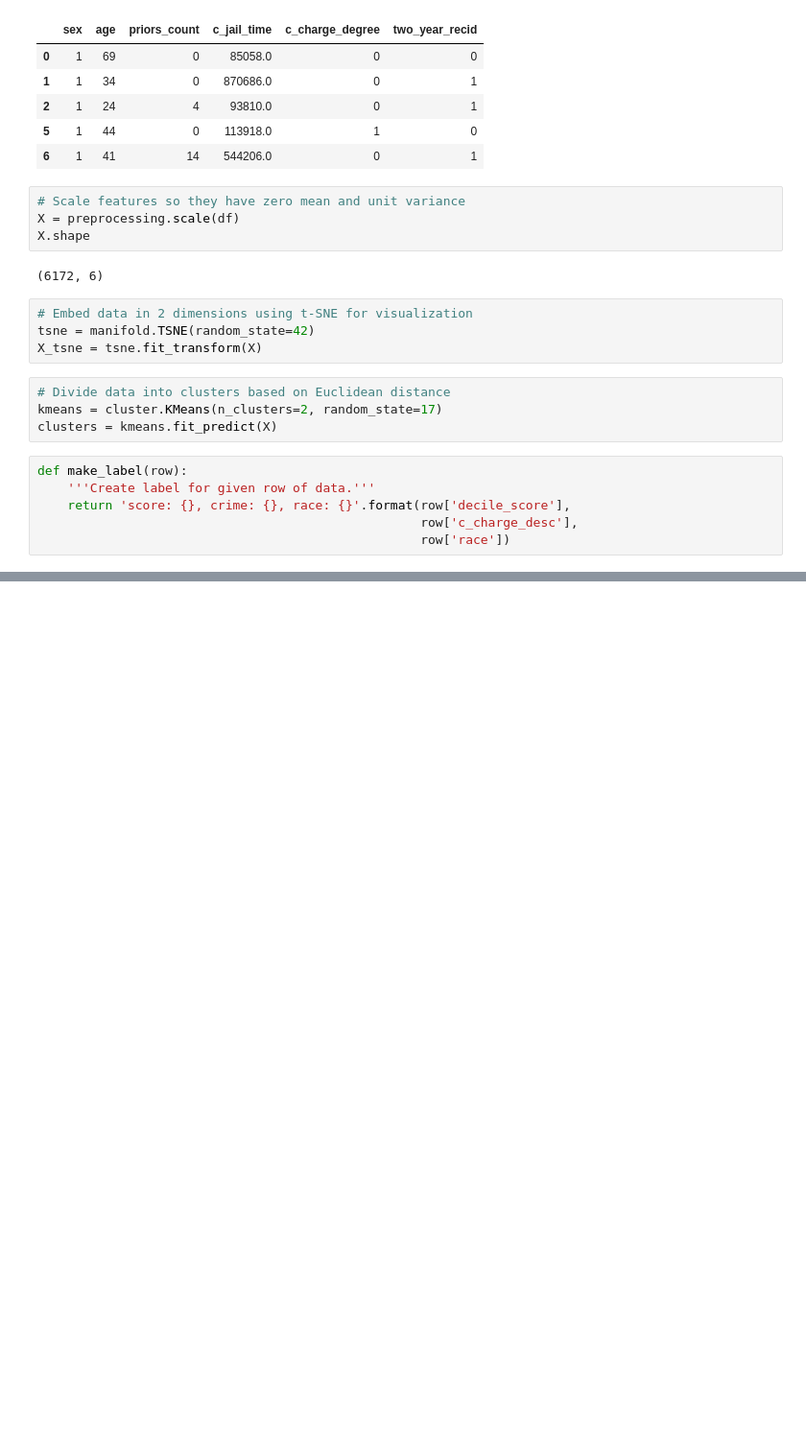
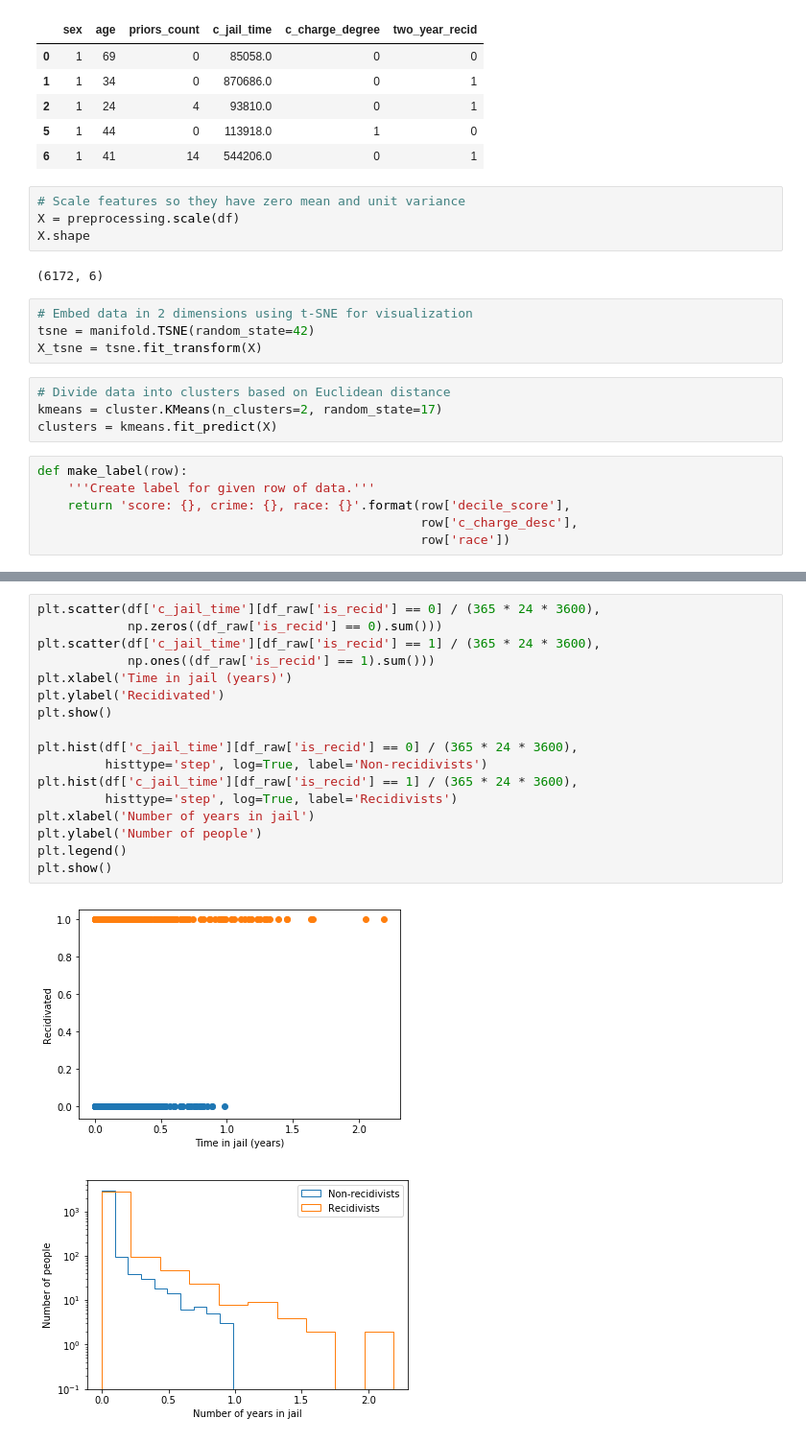
Before and after one commit to ScrypticLabs/Columbia-DSI-2018, a Jupyter notebook: project/Project.ipynb, the cells around one changed output, grey strips where cells are left out. Shown at 96% size. Cells and saved outputs as stored; diff of their text form; blank space fills up the shorter version.

```diff
--- a/project/Project.ipynb
+++ b/project/Project.ipynb
@@ -99,0 +127,20 @@ NameError: name 'X_tsne' is not defined
+# %%
+plt.scatter(df['c_jail_time'][df_raw['is_recid'] == 0] / (365 * 24 * 3600),
+            np.zeros((df_raw['is_recid'] == 0).sum()))
+plt.scatter(df['c_jail_time'][df_raw['is_recid'] == 1] / (365 * 24 * 3600),
+            np.ones((df_raw['is_recid'] == 1).sum()))
+plt.xlabel('Time in jail (years)')
+plt.ylabel('Recidivated')
+plt.show()
+
+plt.hist(df['c_jail_time'][df_raw['is_recid'] == 0] / (365 * 24 * 3600),
+         histtype='step', log=True, label='Non-recidivists')
+plt.hist(df['c_jail_time'][df_raw['is_recid'] == 1] / (365 * 24 * 3600),
+         histtype='step', log=True, label='Recidivists')
+plt.xlabel('Number of years in jail')
+plt.ylabel('Number of people')
+plt.legend()
+plt.show()
+# %% [output]
+[figure, added]
+[figure, added]
```
Also changed, not shown: parts of 4 cells of this notebook, 1 other file.
